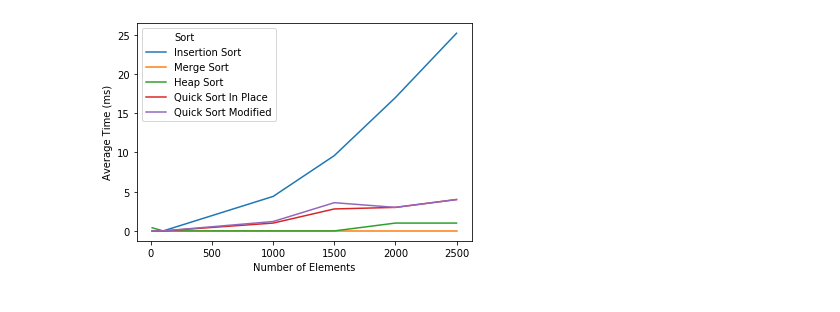
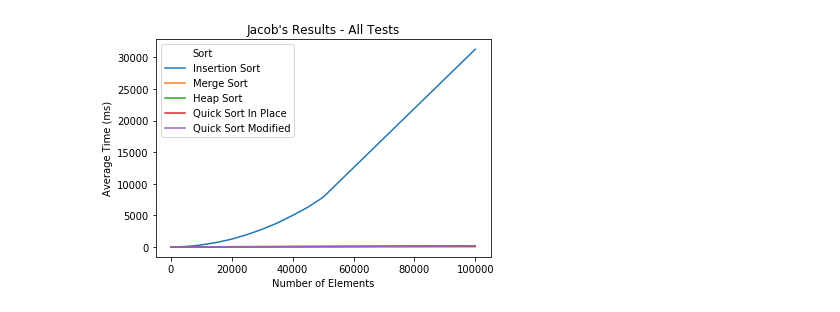
Before and after one commit to jacobtie/sort-results-visualizations, a Jupyter notebook: sorting_vis_charts.ipynb, the cells around one changed output. Drawn from its saved outputs; the diff is of its cells as text; code cells hidden in the pictures.

```diff
--- a/sorting_vis_charts.ipynb
+++ b/sorting_vis_charts.ipynb
@@ -2,7 +2,7 @@
 import pandas as pd
 import seaborn as sns
 
-def print_sort_chart(data, max_elements=50000):
+def print_sort_chart(data, title, max_elements=100000):
     unique_num_elements = data_raw['NumElements'].unique()
     avg_data_rows = []
     for u_elem in unique_num_elements:
@@ -21,13 +21,8 @@ def print_sort_chart(data, max_elements=50000):
             for index, val in enumerate(data_avg[col]):
                 data_for_vis.append([unique_num_elements[index], val, col])
     data_finalized = pd.DataFrame(data_for_vis, columns=['Number of Elements', 'Average Time (ms)', 'Sort'])
-    data_for_vis = []
-    for col in data_avg:
-        if col is not 'NumElements':
-            for index, val in enumerate(data_avg[col]):
-                data_for_vis.append([unique_num_elements[index], val, col])
     data_finalized = pd.DataFrame(data_for_vis, columns=['Number of Elements', 'Average Time (ms)', 'Sort'])
     data_filtered = data_finalized[data_finalized['Number of Elements'] <= max_elements]
-    sns.lineplot(data=data_filtered, x='Number of Elements', y='Average Time (ms)', hue='Sort')
+    sns.lineplot(data=data_filtered, x='Number of Elements', y='Average Time (ms)', hue='Sort').set_title(title)
 # %%
 data_raw = pd.read_csv('jacob_sorting_results.csv')
@@ -34,4 +44,4 @@ data_raw = pd.read_csv('jacob_sorting_results.csv')
-# %%
-print_sort_chart(data_raw, 2500)
-# %% [output]
-[figure, removed]
+# %%
+print_sort_chart(data_raw, 'Jacob\'s Results - All Tests')
+# %% [output]
+[figure, added]
```
Also changed, not shown: parts of 7 cells of this notebook, 2 other files.
